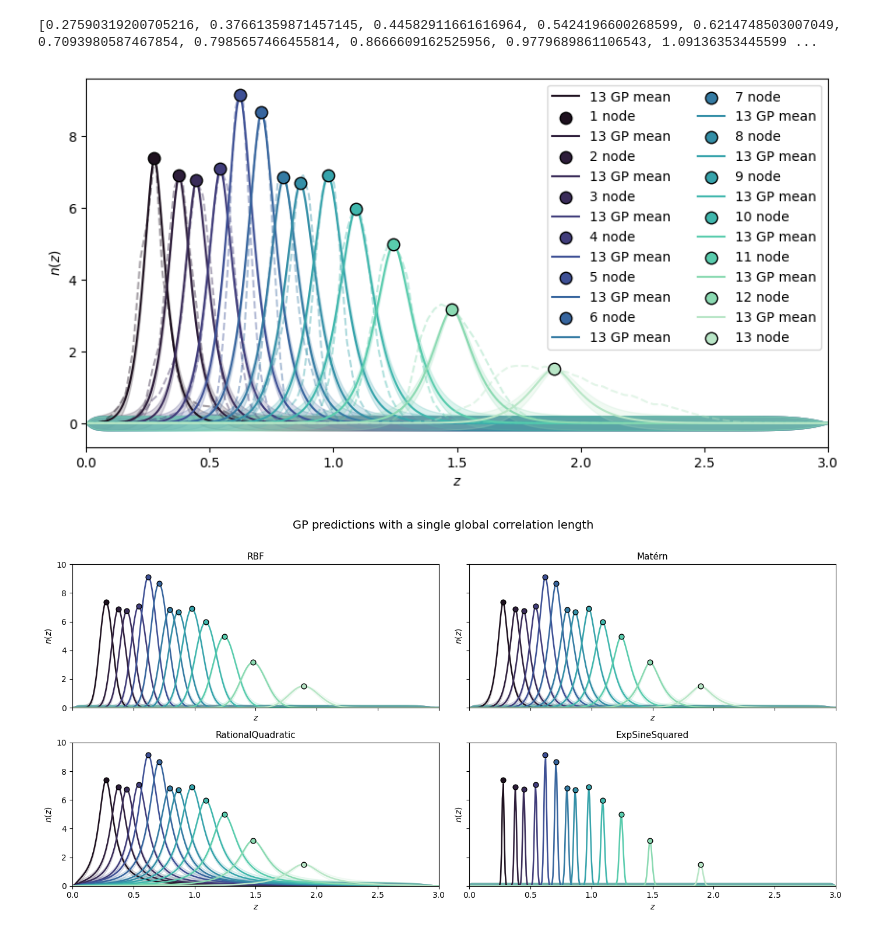
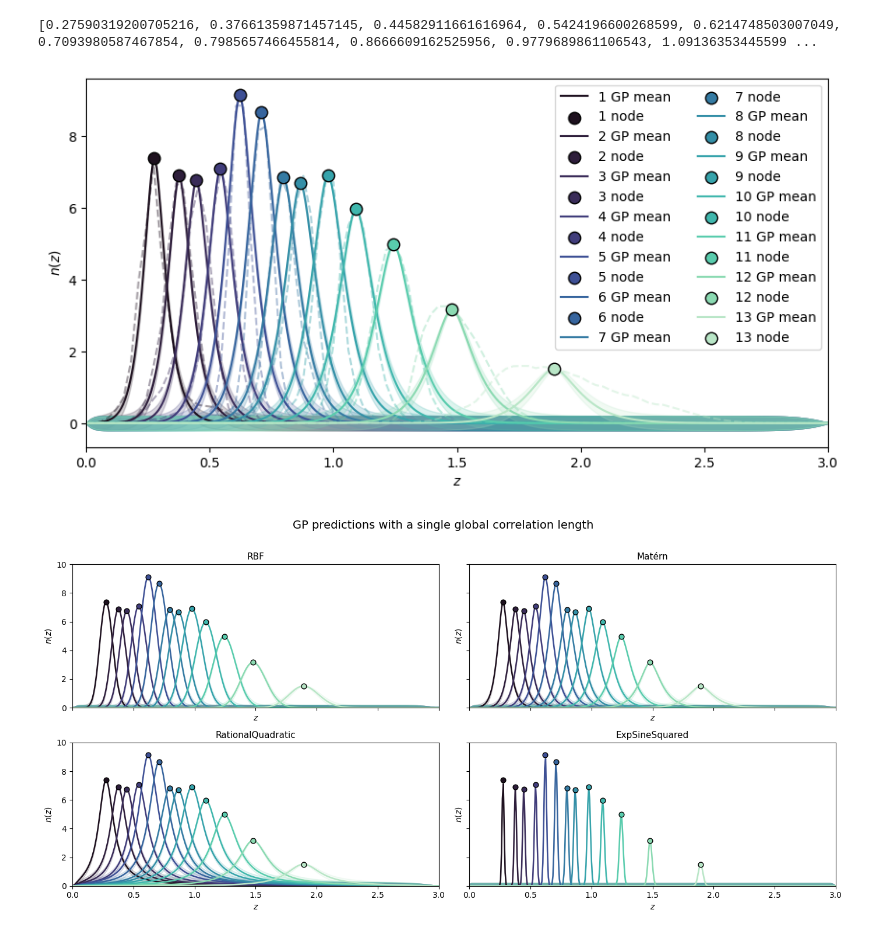
Before and after one commit to jipdebuck/binz, a Jupyter notebook: notebooks/nz_reconstruction.ipynb, the cells around one changed output. Drawn from its saved outputs; the diff is of its cells as text; code cells hidden in the pictures.

```diff
--- a/notebooks/nz_reconstruction.ipynb
+++ b/notebooks/nz_reconstruction.ipynb
@@ -107,6 +107,30 @@ plt.show()
 [figure]
 # %% [markdown]
 ## Reconstruct $n(z)$ using Gaussian processes
+# %%
+# Function for plotting old and new n(z) #
+
+def plot_nz_old_new(old_nz, new_nz, old_z, new_z, X_nodes, y_nodes, palette):
+    # Plot GP reconstruction results #
+    palette = palette
+    fig, ax = plt.subplots(figsize=(10, 5))
+
+    for j, nz in enumerate(n_meds):
+        y_pred, y_std = new_nz[j]
+        X_train, y_train = X_nodes[j], y_nodes[j]
+
+        ax.plot(new_z, y_pred, color=palette[j], label=f"{j+1} GP mean")
+        ax.fill_between(z_pred.ravel(), (y_pred - y_std).ravel(), (y_pred + y_std).ravel(),
+                    color=palette[j], alpha=0.2)
+
+        ax.plot(old_z, old_nz[j], '--', color=palette[j], alpha=0.4)
+        ax.scatter(X_train, y_train, color=palette[j], edgecolor='black', s=80, zorder=3, label=f"{j+1} node")
+
+    ax.set_xlabel(r"$z$")
+    ax.set_ylabel(r"$n(z)$")
+    ax.set_xlim(0, 3)
+    ax.legend(loc="upper right", ncol=2)
+    plt.show()
 # %%
 # Define parameters for GP reconstruction #
 
@@ -137,31 +161,14 @@ print(z_meds)
 # %%
 # GP reconstruction and plotting of results #
 
 # Perform GP reconstruction #
 priors, predictions = build_gp_nz(n_meds, z_meds, corr_len, z_bounds, z_pred, alpha, kernel_class, nu, const_value, const_bounds)
 
 # Plot GP reconstruction results #
 palette = sns.color_palette("mako", 13)
-fig, ax = plt.subplots(figsize=(10, 5))
-
-for j, nz in enumerate(n_meds):
-    y_pred, y_std = predictions[j]
-    X_train, y_train = z_meds[j], n_meds[j]
-
-    ax.plot(z_pred, y_pred, color=palette[j], label=f"{key} GP mean")
-    ax.fill_between(z_pred.ravel(), (y_pred - y_std).ravel(), (y_pred + y_std).ravel(),
-                    color=palette[j], alpha=0.2)
-
-    ax.plot(z, dndz_she_norm[j+1], '--', color=palette[j], alpha=0.4)
-    ax.scatter(X_train, y_train, color=palette[j], edgecolor='black', s=80, zorder=3, label=f"{j+1} node")
-
-ax.set_xlabel(r"$z$")
-ax.set_ylabel(r"$n(z)$")
-ax.set_xlim(0, 3)
-ax.legend(loc="upper right", ncol=2)
-plt.show()
+plot_nz_old_new(my_dndz_she_norm, predictions, zs, z_pred, z_meds, n_meds, palette)
 # %% [output]
-[figure, old version]
+[figure, new version]
 # %%
 # Results using different kernels #
 
```
Also changed, not shown: parts of 4 cells of this notebook, 1 other file.
